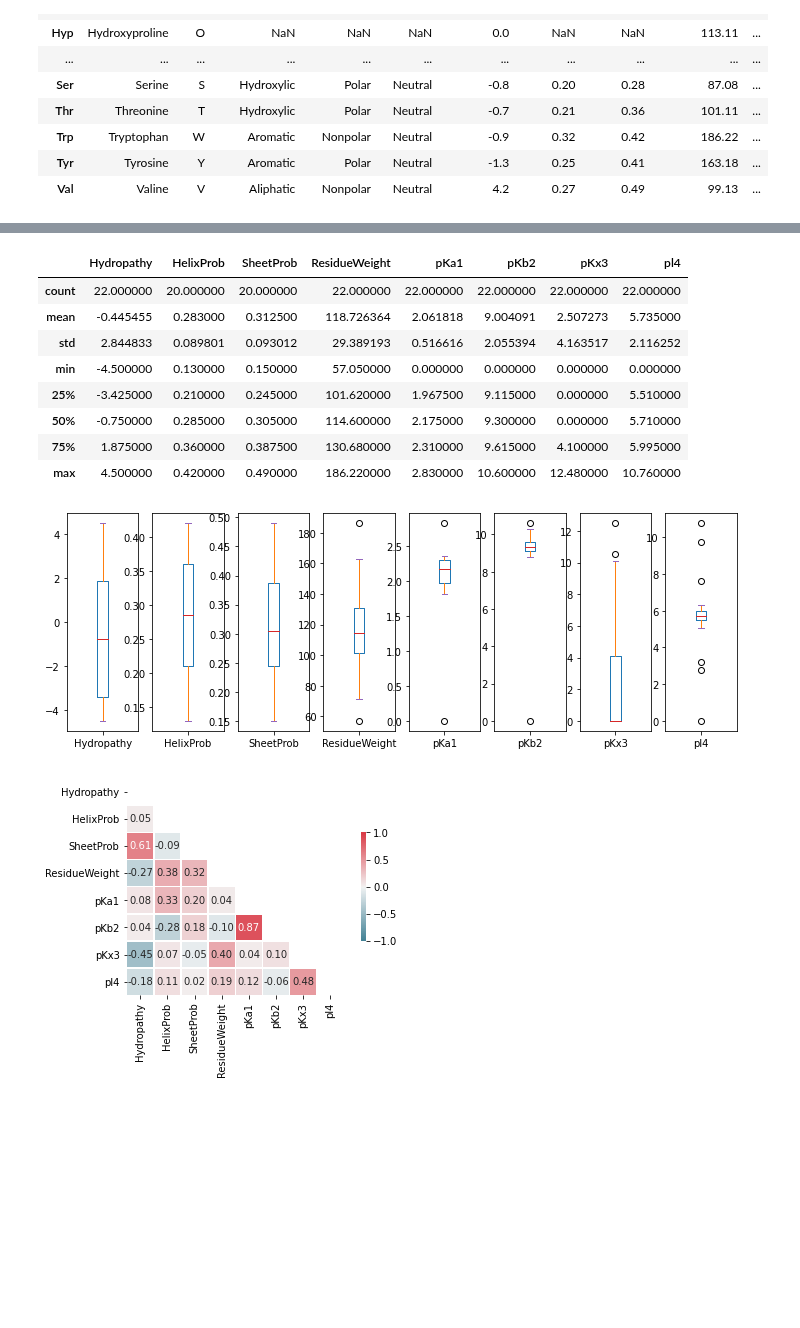
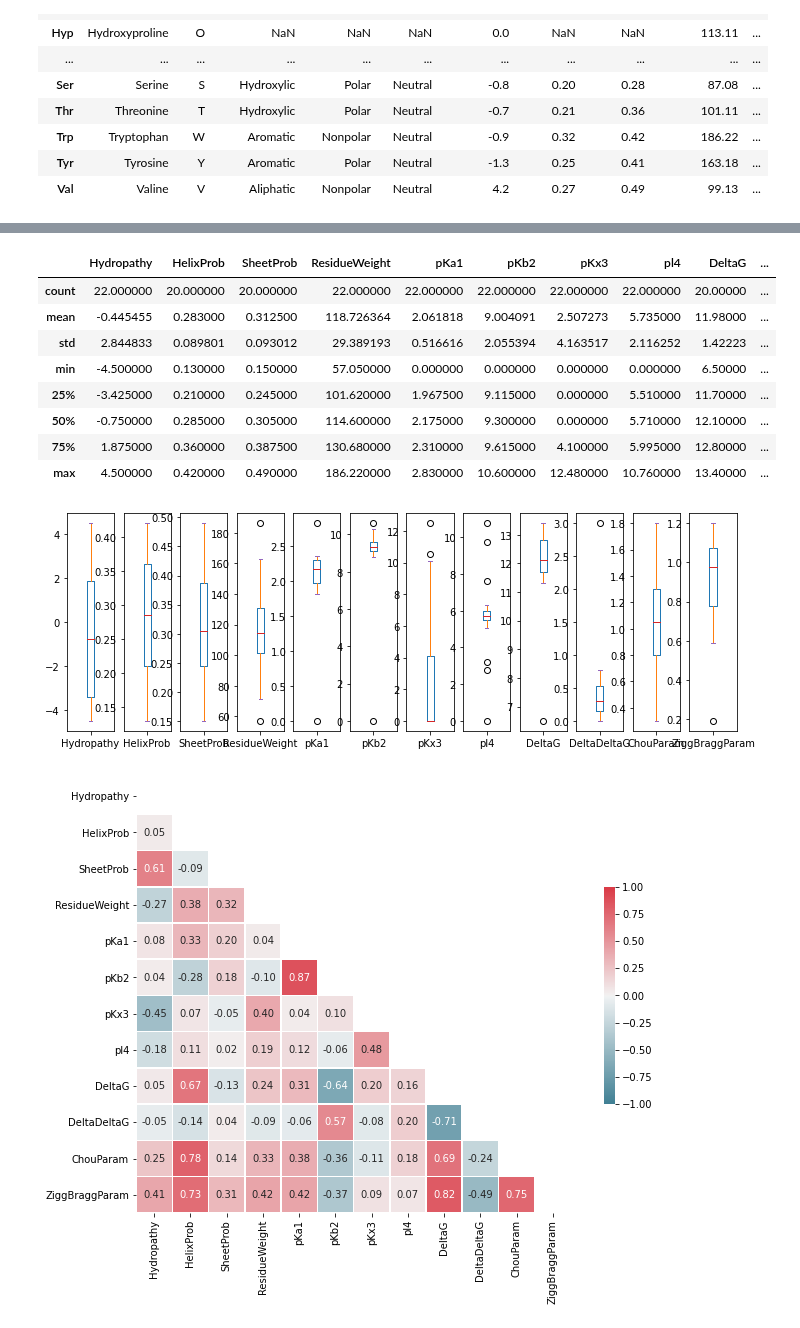
Before and after one commit to AlessioZanga/BioHackaton2021, a Jupyter notebook: aminoacids_properties.ipynb, the cells around one changed output, grey strips where cells are left out. Saved outputs shown, nothing was run; the diff lists cells and outputs as text; code cells hidden in the pictures; blank space fills up the shorter version.

```diff
--- a/aminoacids_properties.ipynb
+++ b/aminoacids_properties.ipynb
@@ -132,3 +132,7 @@ meiler
 | Met | 2.35 | 0.22 | 4.43 | 1.23 | 5.71 | 0.38 | 0.32 |
 | Pro | 2.67 | 0.00 | 2.72 | 0.72 | 6.80 | 0.13 | 0.34 |
 | Cys | 1.77 | 0.13 | 2.43 | 1.54 | 6.35 | 0.17 | 0.41 |
+# %%
+deltaG = pd.read_csv("./data/aminoacids_deltaG.txt", sep=" ", index_col=0)
+deltaG.drop("ConfParamAlphaHelix", axis=1, inplace=True)
+deltaG
@@ -137,7 +160,8 @@ aminoacids = pd.concat([
     aminoacids.iloc[:, :2],
     class_polarity,
     meiler[["HelixProb", "SheetProb"]],
-    aminoacids.iloc[:, 2:]
+    aminoacids.iloc[:, 2:],
+    deltaG
 ], axis=1)
 # %%
 # Fix columns types
@@ -190,15 +211,15 @@ memory usage: 2.4+ KB
 # %%
 aminoacids.describe()
 # %% [output]
-|  | Hydropathy | HelixProb | SheetProb | ResidueWeight | pKa1 | pKb2 | pKx3 | pl4 |
-| count | 22.000000 | 20.000000 | 20.000000 | 22.000000 | 22.000000 | 22.000000 | 22.000000 | 22.000000 |
-| mean | -0.445455 | 0.283000 | 0.312500 | 118.726364 | 2.061818 | 9.004091 | 2.507273 | 5.735000 |
-| std | 2.844833 | 0.089801 | 0.093012 | 29.389193 | 0.516616 | 2.055394 | 4.163517 | 2.116252 |
-| min | -4.500000 | 0.130000 | 0.150000 | 57.050000 | 0.000000 | 0.000000 | 0.000000 | 0.000000 |
-| 25% | -3.425000 | 0.210000 | 0.245000 | 101.620000 | 1.967500 | 9.115000 | 0.000000 | 5.510000 |
-| 50% | -0.750000 | 0.285000 | 0.305000 | 114.600000 | 2.175000 | 9.300000 | 0.000000 | 5.710000 |
-| 75% | 1.875000 | 0.360000 | 0.387500 | 130.680000 | 2.310000 | 9.615000 | 4.100000 | 5.995000 |
-| max | 4.500000 | 0.420000 | 0.490000 | 186.220000 | 2.830000 | 10.600000 | 12.480000 | 10.760000 |
+|  | Hydropathy | HelixProb | SheetProb | ResidueWeight | pKa1 | pKb2 | pKx3 | pl4 | DeltaG | ... |
+| count | 22.000000 | 20.000000 | 20.000000 | 22.000000 | 22.000000 | 22.000000 | 22.000000 | 22.000000 | 20.00000 | ... |
+| mean | -0.445455 | 0.283000 | 0.312500 | 118.726364 | 2.061818 | 9.004091 | 2.507273 | 5.735000 | 11.98000 | ... |
+| std | 2.844833 | 0.089801 | 0.093012 | 29.389193 | 0.516616 | 2.055394 | 4.163517 | 2.116252 | 1.42223 | ... |
+| min | -4.500000 | 0.130000 | 0.150000 | 57.050000 | 0.000000 | 0.000000 | 0.000000 | 0.000000 | 6.50000 | ... |
+| 25% | -3.425000 | 0.210000 | 0.245000 | 101.620000 | 1.967500 | 9.115000 | 0.000000 | 5.510000 | 11.70000 | ... |
+| 50% | -0.750000 | 0.285000 | 0.305000 | 114.600000 | 2.175000 | 9.300000 | 0.000000 | 5.710000 | 12.10000 | ... |
+| 75% | 1.875000 | 0.360000 | 0.387500 | 130.680000 | 2.310000 | 9.615000 | 4.100000 | 5.995000 | 12.80000 | ... |
+| max | 4.500000 | 0.420000 | 0.490000 | 186.220000 | 2.830000 | 10.600000 | 12.480000 | 10.760000 | 13.40000 | ... |
 # %%
 color = {
     "boxes": sns.color_palette("tab10")[0],
@@ -216,25 +237,27 @@ _ = aminoacids.plot(kind = 'box', subplots=True, figsize=(12, 4), color=color)
 #plot.set_yscale("log")
 #plt.ylim(min(log(aminoacids)), max(log(aminoacids)))
 # %% [output]
-[figure, old version]
+[figure, new version]
 # %%
 corr = aminoacids.corr()
+_, ax = plt.subplots(figsize=(12, 8))
 mask = np.triu(np.ones_like(corr, dtype=bool))
 cmap = sns.diverging_palette(220, 10, as_cmap=True)
 _ = sns.heatmap(
     corr,
     mask=mask,
     cmap=cmap,
     vmin=-1,
     vmax=+1,
     center=0,
     square=True,
     linewidths=.5,
     annot=True,
     fmt=".2f",
+    ax=ax,
     cbar_kws={"shrink": .5}
 )
 # %% [output]
-[figure, old version]
+[figure, new version]
 # %%
 aminoacids.to_csv("./data/aminoacids_properties.csv")
```
Also changed, not shown: parts of 2 cells of this notebook, 16 other files.
